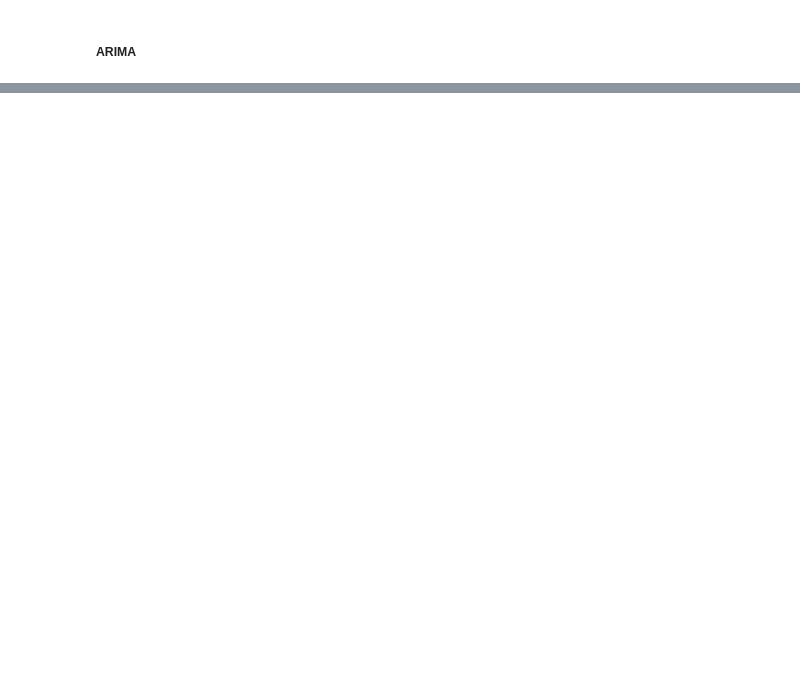
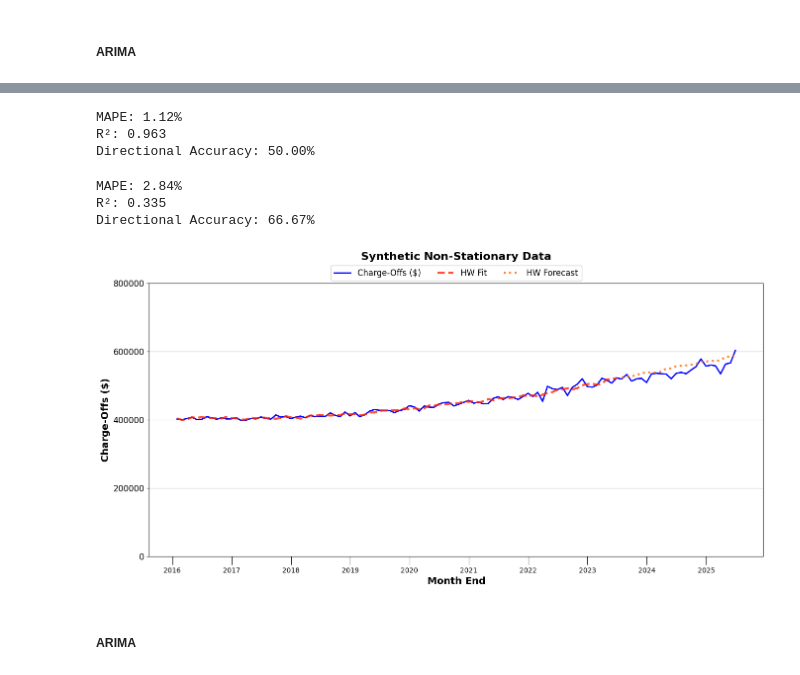
Before and after one commit to imoore99/arima_sarima, a Jupyter notebook: arima_sarima_forecasting.ipynb, the cells around one changed output, grey strips where cells are left out. Saved outputs shown, nothing was run; the diff lists cells and outputs as text; code cells hidden in the pictures; blank space fills up the shorter version.

```diff
--- a/arima_sarima_forecasting.ipynb
+++ b/arima_sarima_forecasting.ipynb
@@ -364,0 +557,3 @@ plot_data(stationary, 'data', yticks, colors, title, 'Credit Spread', arima=True
+# %%
+## Split the data for all future models
+train_data, test_data = split_data(non_stationary, 'data', 24)
@@ -364,0 +565,2 @@ plot_data(stationary, 'data', yticks, colors, title, 'Credit Spread', arima=True
+# %%
+best_hype = hyperparameter_tuning(train_data)
@@ -364,0 +578,25 @@ plot_data(stationary, 'data', yticks, colors, title, 'Credit Spread', arima=True
+# %%
+# Fit the Model
+non_stationary = fit_model(non_stationary, train_data, test_data, best_hype[0], best_hype[1], best_hype[2])
+# %%
+# test the fitted values for the training dataset
+test_fitted_values(non_stationary['data'][:-24], non_stationary['hw_train'][:-24])
+# %% [output]
+MAPE: 1.12%
+R²: 0.963
+Directional Accuracy: 50.00%
+# %%
+# Test the forecasted values
+test_fitted_values(non_stationary['data'][-24:], non_stationary['hw_forecast'][-24:])
+
+# NOTE TO SELF: Could show 12 vs 24 for ttest/training set
+# %% [output]
+MAPE: 2.84%
+R²: 0.335
+Directional Accuracy: 66.67%
+# %%
+plot_data(non_stationary, 'data', yticks, colors, title, 'Charge-Offs ($)', hw=True)
+# %% [output]
+[figure, added]
+# %% [markdown]
+##### ARIMA
```
Also changed, not shown: parts of 49 cells of this notebook.
